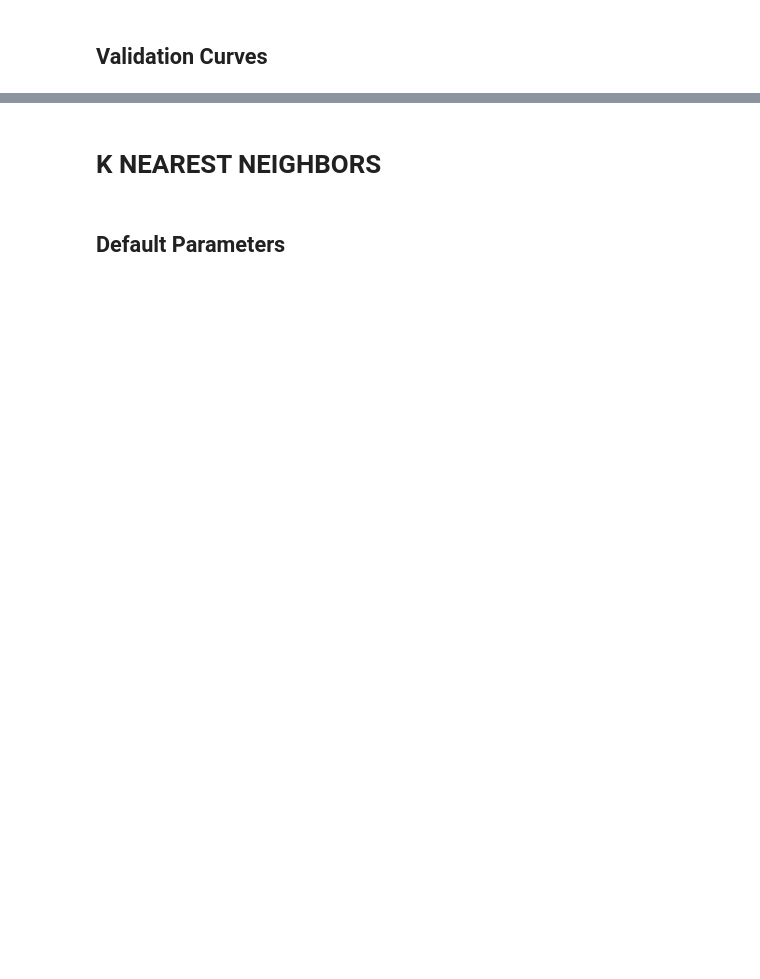
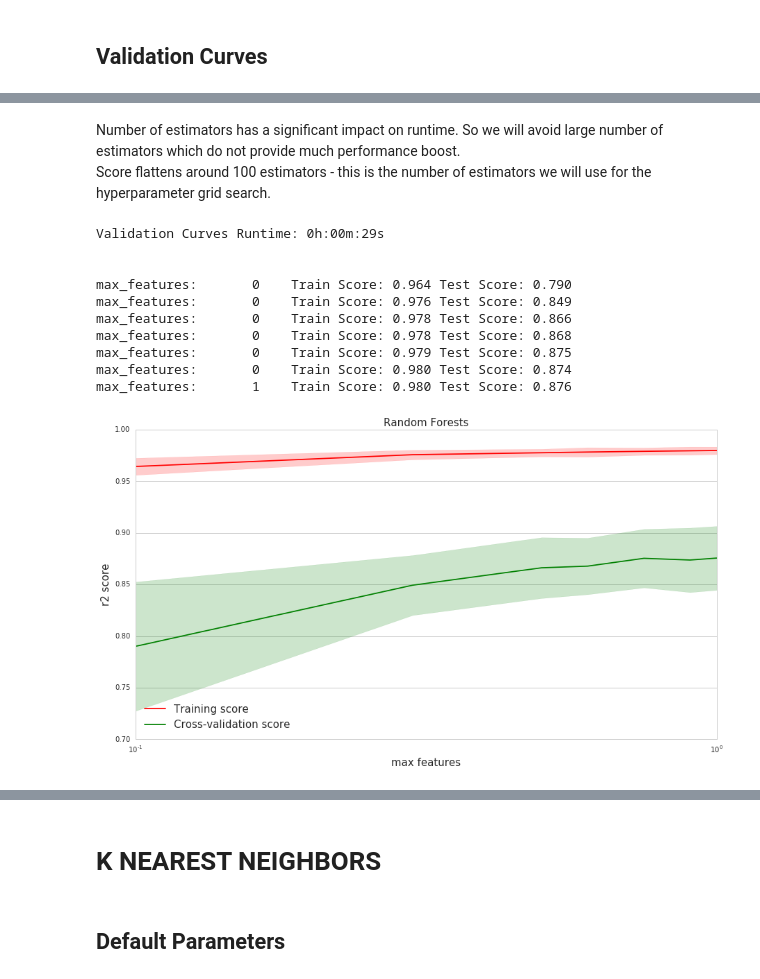
Before and after one commit to rvishakh/udacity, a Jupyter notebook: MLND/capstone/didi/implement_basic.ipynb, the cells around one changed output, grey strips where cells are left out. Cells and saved outputs as stored; diff of their text form; code cells hidden in the pictures; blank space fills up the shorter version.

```diff
--- a/MLND/capstone/didi/implement_basic.ipynb
+++ b/MLND/capstone/didi/implement_basic.ipynb
@@ -525,5 +540,20 @@ plot_validation_curve(estimator=RandomForestRegressor(), X=gX_train, y=gy_train,
+# %% [markdown]
+Number of estimators has a significant impact on runtime. So we will avoid large number of estimators which do not provide much performance boost.
+Score flattens around 100 estimators - this is the number of estimators we will use for the hyperparameter grid search.
 # %%
 plot_validation_curve(estimator=RandomForestRegressor(), X=gX_train, y=gy_train,
-                      param_name='max_features', param_range=[0.1,0.3,0.5,0.7,1.0],
+                      param_name='max_features', param_range=[0.1,0.3,0.5,0.6,0.75,0.9,1.0],
                       scoring='r2', plot_title='Random Forests', x_label='max features', y_label='r2 score',
                       n_jobs=-1)
+# %% [output]
+Validation Curves Runtime: 0h:00m:29s
+
+
+max_features:       0    Train Score: 0.964 Test Score: 0.790
+max_features:       0    Train Score: 0.976 Test Score: 0.849
+max_features:       0    Train Score: 0.978 Test Score: 0.866
+max_features:       0    Train Score: 0.978 Test Score: 0.868
+max_features:       0    Train Score: 0.979 Test Score: 0.875
+max_features:       0    Train Score: 0.980 Test Score: 0.874
+max_features:       1    Train Score: 0.980 Test Score: 0.876
+[figure, added]
```
Also changed, not shown: parts of 26 cells of this notebook.
